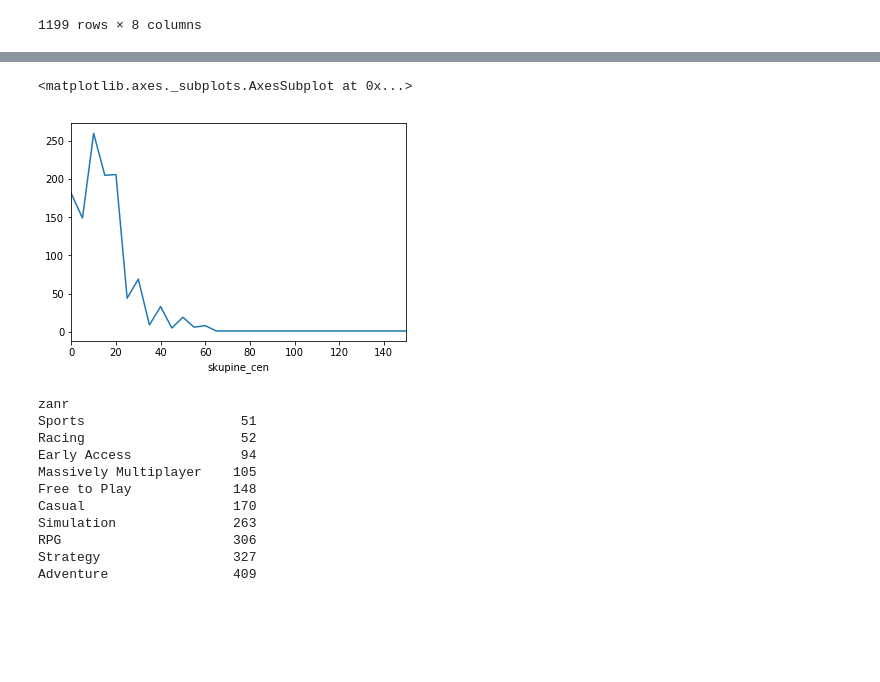
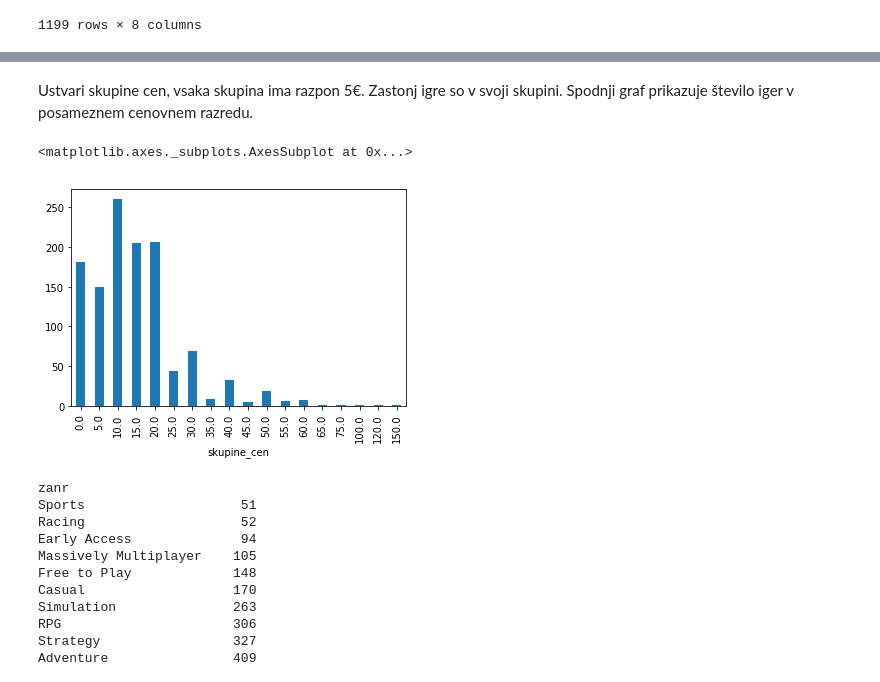
Before and after one commit to gregaSaksida/Steam, a Jupyter notebook: Untitled.ipynb, the cells around one changed output, grey strips where cells are left out. Saved outputs shown, nothing was run; the diff lists cells and outputs as text; code cells hidden in the pictures; blank space fills up the shorter version.

```diff
--- a/Untitled.ipynb
+++ b/Untitled.ipynb
@@ -3,2 +6,2 @@ import pandas as pd
 # %%
-igre = pd.read_csv('igre.csv', index_col='ime')
+igre = pd.read_csv('igre.csv')
@@ -55,7 +35,10 @@ igre.sort_values('cena')
 # %%
 igre['skupine_cen'] = 5 * (((igre['cena'] - 1) // 5) + 1)
+# %% [markdown]
+Ustvari skupine cen, vsaka skupina ima razpon 5€. Zastonj igre so v svoji skupini.
+Spodnji graf prikazuje število iger v posameznem cenovnem razredu.
 # %%
-igre.groupby('skupine_cen').size().plot()
+igre.groupby('skupine_cen').size().plot.bar()
 # %% [output]
 <matplotlib.axes._subplots.AxesSubplot at 0x...>
-[figure, old version]
+[figure, new version]
```
Also changed, not shown: parts of 29 cells of this notebook.
